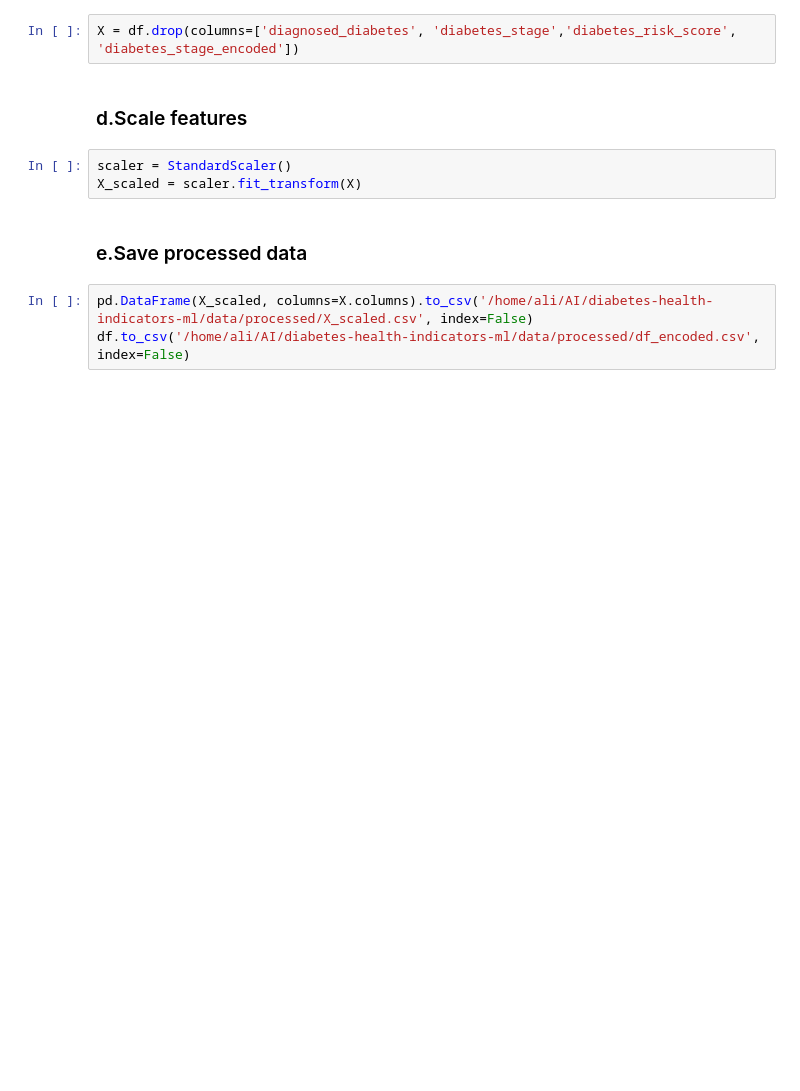
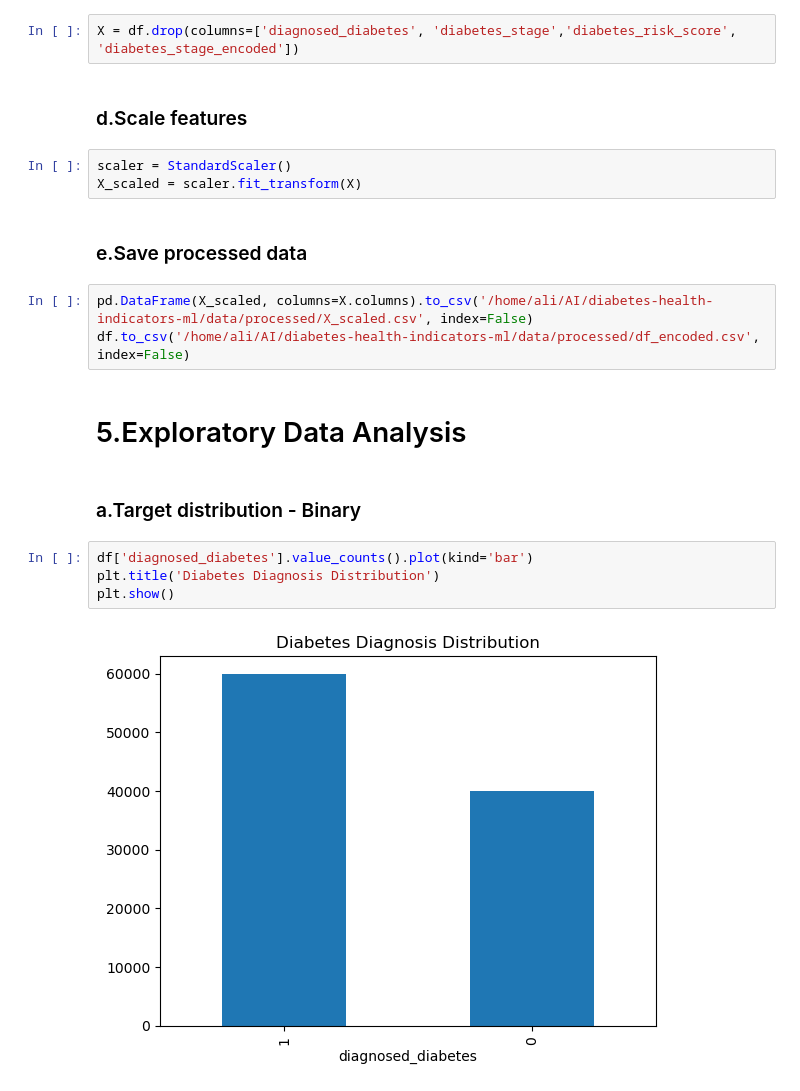
Before and after one commit to ALI-SHAHMEER/diabetes-health-indicators-ml, a Jupyter notebook: notebooks/main_analysis.ipynb, the cells around one changed output. Drawn from its saved outputs; the diff is of its cells as text; blank space fills up the shorter version.

```diff
--- a/notebooks/main_analysis.ipynb
+++ b/notebooks/main_analysis.ipynb
@@ -185,3 +185,13 @@ X_scaled = scaler.fit_transform(X)
 # %%
 pd.DataFrame(X_scaled, columns=X.columns).to_csv('/home/ali/AI/diabetes-health-indicators-ml/data/processed/X_scaled.csv', index=False)
 df.to_csv('/home/ali/AI/diabetes-health-indicators-ml/data/processed/df_encoded.csv', index=False)
+# %% [markdown]
+# 5.Exploratory Data Analysis
+# %% [markdown]
+### a.Target distribution - Binary
+# %%
+df['diagnosed_diabetes'].value_counts().plot(kind='bar')
+plt.title('Diabetes Diagnosis Distribution')
+plt.show()
+# %% [output]
+[figure, added]
```
Also changed, not shown: parts of 8 cells of this notebook, 1 other file.
